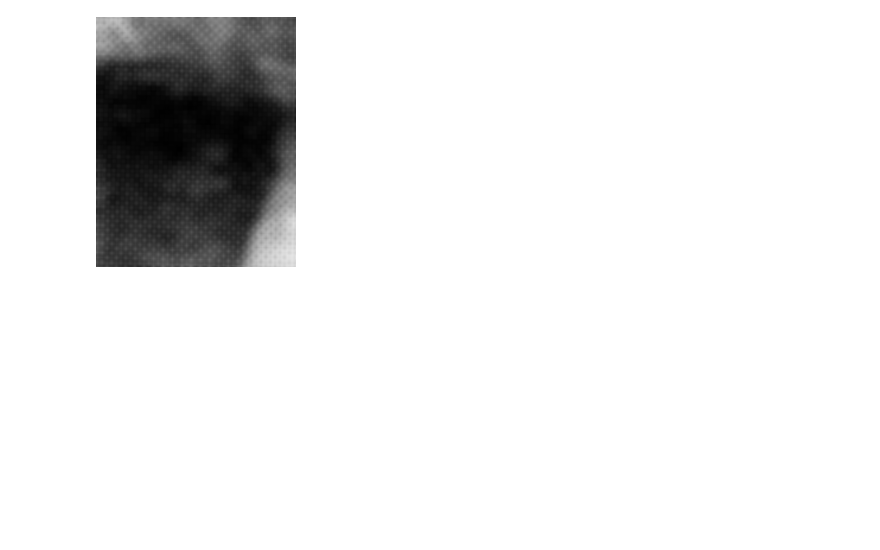
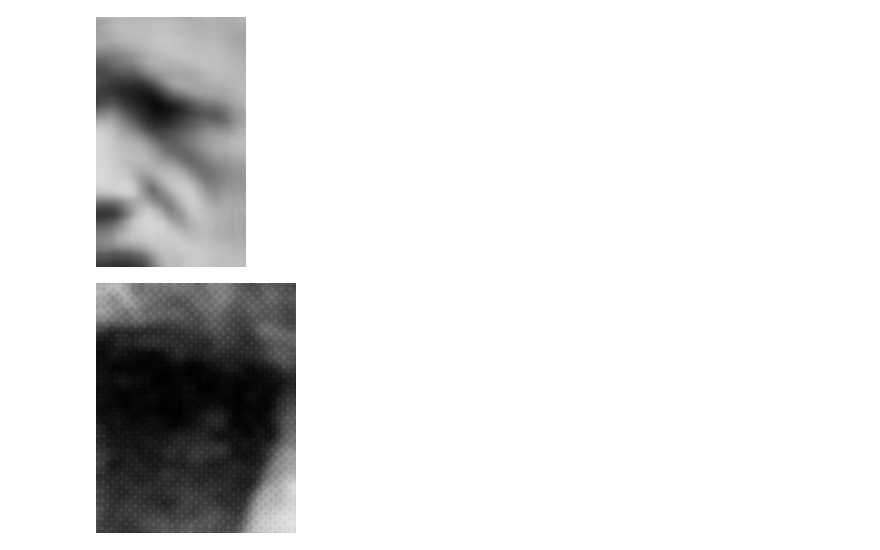
Before and after one commit to mivt18/02blur, a Jupyter notebook: 02blur.ipynb, the cells around one changed output. Saved outputs shown, nothing was run; the diff lists cells and outputs as text; code cells hidden in the pictures; blank space fills up the shorter version.

```diff
--- a/02blur.ipynb
+++ b/02blur.ipynb
@@ -52,6 +58,10 @@ def blur_np(img, r):
             lf, rt = max(j-r,0), min(j+r+1,w)
             b[i,j] = np.average(a[up:bt, lf:rt])
     return Image.fromarray(b)
+# %%
+blur_np(pic, 10)
+# %% [output]
+[figure, added]
 # %%
 def blur_npnp(img,r):
     w, h = img.size
```
Also changed, not shown: parts of 5 cells of this notebook.
